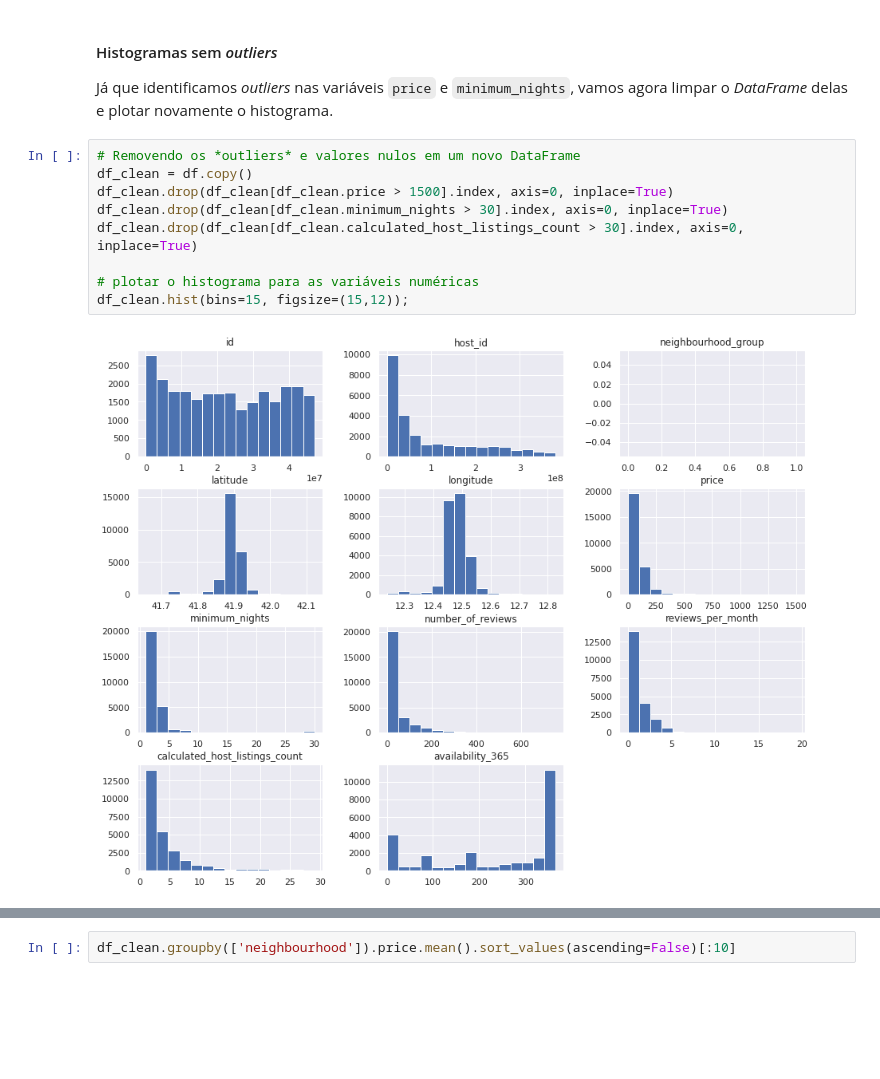
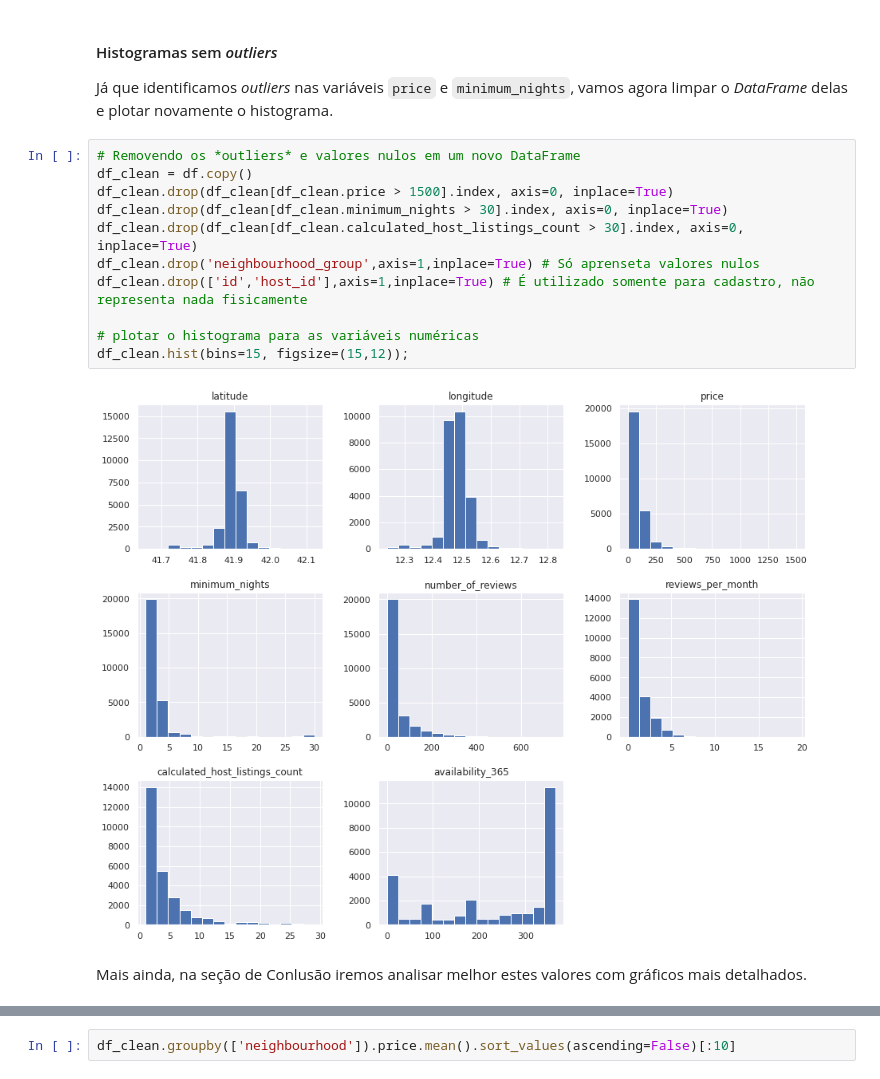
Before and after one commit to thiagolopes97/Portifolio_Projetos, a Jupyter notebook: Analisando_os_Dados_do_Airbnb_(Roma,_Itália).ipynb, the cells around one changed output, grey strips where cells are left out. Saved outputs shown, nothing was run; the diff lists cells and outputs as text; blank space fills up the shorter version.

```diff
--- a/Analisando_os_Dados_do_Airbnb_(Roma,_Itália).ipynb
+++ b/Analisando_os_Dados_do_Airbnb_(Roma,_Itália).ipynb
@@ -274,12 +274,16 @@ Já que identificamos *outliers* nas variáveis `price` e `minimum_nights`, vamo
 # %%
 # Removendo os *outliers* e valores nulos em um novo DataFrame
 df_clean = df.copy()
 df_clean.drop(df_clean[df_clean.price > 1500].index, axis=0, inplace=True)
 df_clean.drop(df_clean[df_clean.minimum_nights > 30].index, axis=0, inplace=True)
 df_clean.drop(df_clean[df_clean.calculated_host_listings_count > 30].index, axis=0, inplace=True)
+df_clean.drop('neighbourhood_group',axis=1,inplace=True) # Só aprenseta valores nulos
+df_clean.drop(['id','host_id'],axis=1,inplace=True) # É utilizado somente para cadastro, não representa nada fisicamente
 
 # plotar o histograma para as variáveis numéricas
 df_clean.hist(bins=15, figsize=(15,12));
 # %% [output]
-[figure, old version]
+[figure, new version]
+# %% [markdown]
+Mais ainda, na seção de Conlusão iremos analisar melhor estes valores com gráficos mais detalhados.
 # %% [markdown]
```
Also changed, not shown: parts of 22 cells of this notebook.
